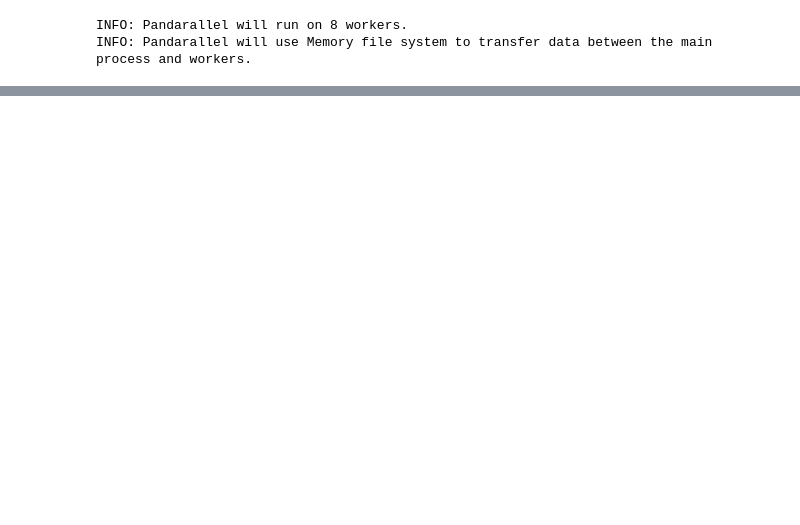
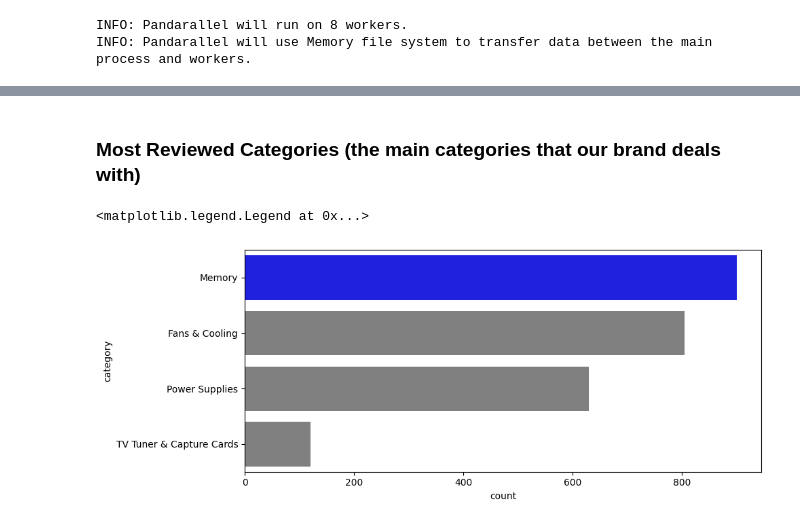
Before and after one commit to saiteki-kai/amazon-reviews, a Jupyter notebook: notebooks/02_analysis.ipynb, the cells around one changed output, grey strips where cells are left out. Saved outputs shown, nothing was run; the diff lists cells and outputs as text; code cells hidden in the pictures; blank space fills up the shorter version.

```diff
--- a/notebooks/02_analysis.ipynb
+++ b/notebooks/02_analysis.ipynb
@@ -458,0 +142,34 @@ fig.tight_layout()
+# %% [markdown]
+### Most Reviewed Categories (the main categories that our brand deals with)
+# %%
+fig = plt.figure(figsize=(10, 4))
+
+category_df = pd.DataFrame(corsair_df['category'] \
+    .value_counts()) \
+    .reset_index() \
+    .rename(columns={'index':'category', 'category':'count'})
+
+category_df[category_df["count"] <= 0] = np.nan
+category_df.dropna(inplace=True)
+category_df["category"] = category_df["category"].astype("category")
+category_df["count"] = category_df["count"].astype("int")
+
+
+category_df["color"] = category_df["count"].apply(
+    lambda x: "blue" if x == category_df["count"].max() else "gray"
+)
+
+barplot_palette = pd.DataFrame(category_df.groupby(['category', 'count'])['color'] \
+    .value_counts()) \
+    .rename(columns={'color':'count2'}) \
+    .reset_index() \
+    .sort_values(by='count', ascending=False)['color']
+
+ax = sns.barplot(category_df, x='count', y='category',
+                order=category_df.sort_values(by='count', ascending=False)["category"], palette=barplot_palette)
+fig.tight_layout()
+
+plt.legend([],[], frameon=False)
+# %% [output]
+<matplotlib.legend.Legend at 0x...>
+[figure, added]
```
Also changed, not shown: parts of 66 cells of this notebook.
